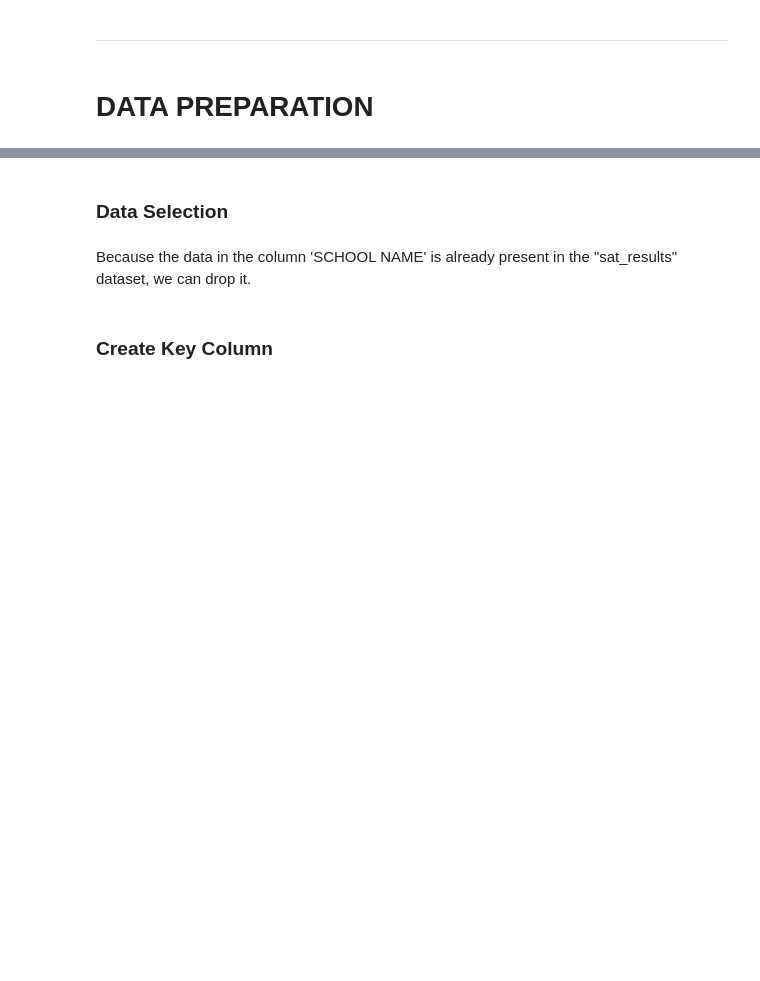
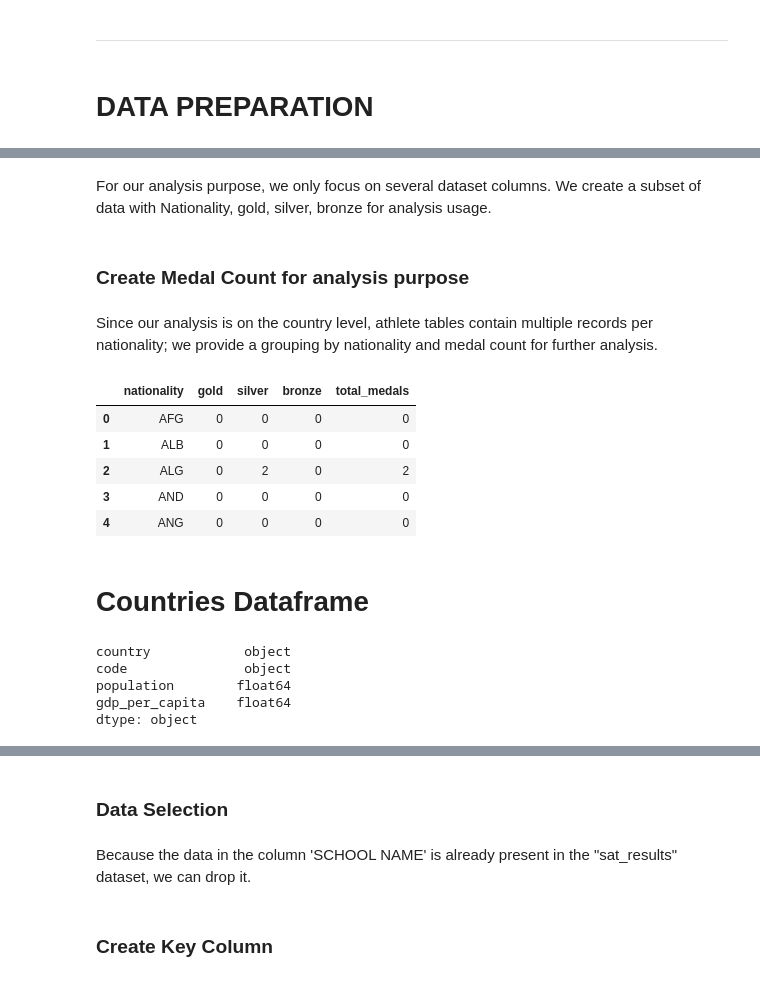
Before and after one commit to billychoy/Descriptive-Analysis-World-Happiness-Index-and-Olympic-Game, a Jupyter notebook: World Happiest Index and Olympic Game.ipynb, the cells around one changed output, grey strips where cells are left out. Cells and saved outputs as stored; diff of their text form; code cells hidden in the pictures; blank space fills up the shorter version.

```diff
--- a/World Happiest Index and Olympic Game.ipynb
+++ b/World Happiest Index and Olympic Game.ipynb
@@ -433,0 +333,35 @@ The full dataset contains: 27611 rows and 16 columns. Details for the requested
+# %% [markdown]
+For our analysis purpose, we only focus on several dataset columns. We create a subset of data with Nationality, gold, silver, bronze for analysis usage.
+# %%
+#Create subset of dataframe athlete1 which only contains 4 columns below
+athletes1 = athletes[["nationality","gold","silver","bronze"]]
+# %% [markdown]
+### Create Medal Count for analysis purpose<a id='create_col_athletes'></a>
+# %% [markdown]
+Since our analysis is on the country level, athlete tables contain multiple records per nationality; we provide a grouping by nationality and medal count for further analysis.
+# %%
+#Create medals counts from athletes1 dataframe with group up nationality
+medals = athletes1.groupby(by='nationality', axis=0, as_index=False).sum()
+
+#Create new series as total medal onto the medals dataset
+medals['total_medals'] = medals['gold'] + medals['silver'] + medals['bronze']
+# %%
+#Check Medal table after transformation
+medals.head()
+# %% [output]
+|  | nationality | gold | silver | bronze | total_medals |
+| 0 | AFG | 0 | 0 | 0 | 0 |
+| 1 | ALB | 0 | 0 | 0 | 0 |
+| 2 | ALG | 0 | 2 | 0 | 2 |
+| 3 | AND | 0 | 0 | 0 | 0 |
+| 4 | ANG | 0 | 0 | 0 | 0 |
+# %% [markdown]
+# Countries Dataframe<a id='countries'></a>
+# %%
+countries.dtypes
+# %% [output]
+country            object
+code               object
+population        float64
+gdp_per_capita    float64
+dtype: object
```
Also changed, not shown: parts of 111 cells of this notebook.
